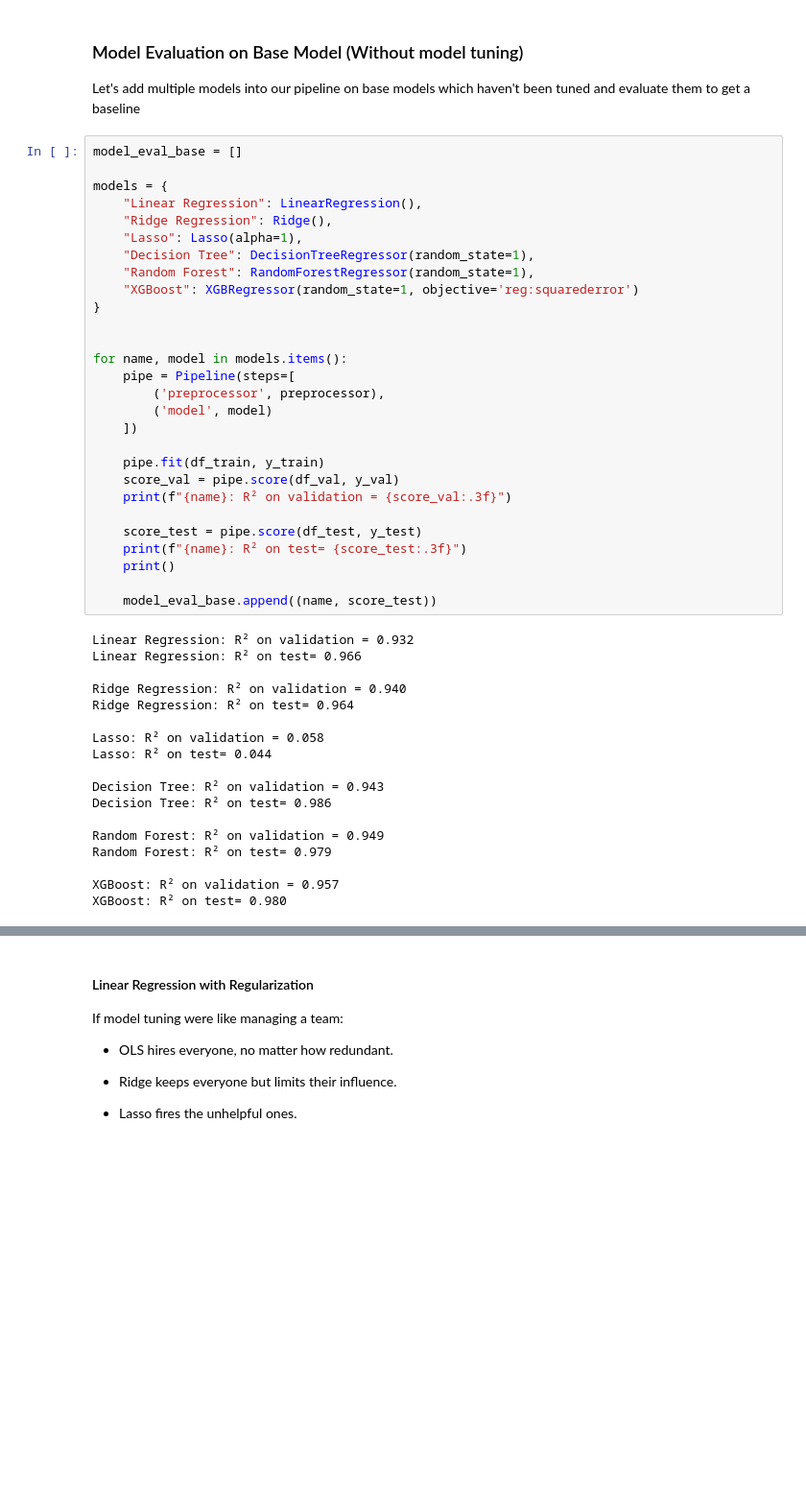
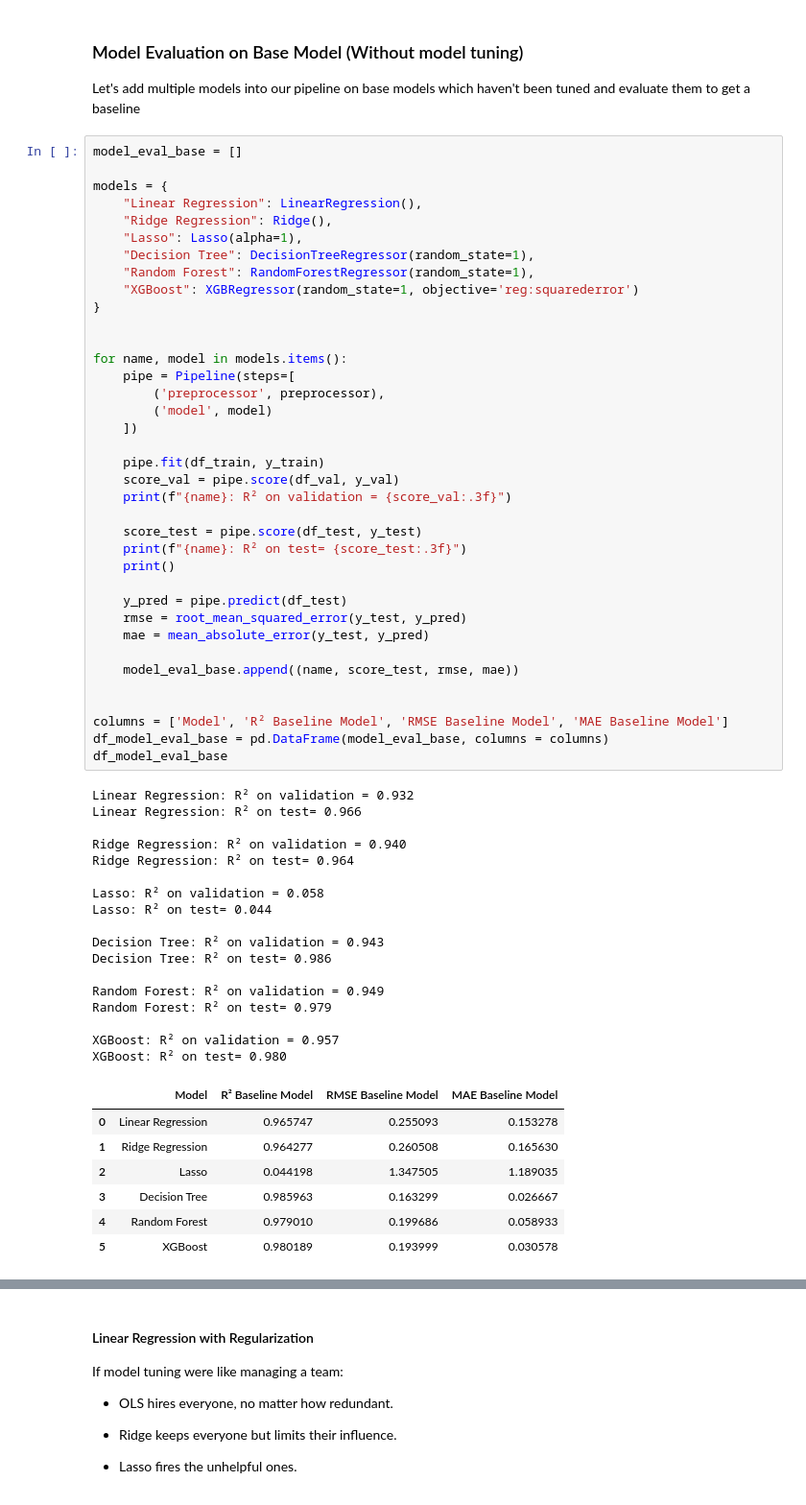
Before and after one commit to eadka/sleep-health-predictor, a Jupyter notebook: notebooks/sleep-health-predictor-notebook.ipynb, the cells around one changed output, grey strips where cells are left out. Shown: that part at 96% size. Saved outputs shown, nothing was run; the diff lists cells and outputs as text; blank space fills up the shorter version.

Commit message:
Updated Readme and Model Evaluation

```diff
--- a/notebooks/sleep-health-predictor-notebook.ipynb
+++ b/notebooks/sleep-health-predictor-notebook.ipynb
@@ -543,31 +544,47 @@ for name, model in models.items():
         ('preprocessor', preprocessor),
         ('model', model)
     ])
 
     pipe.fit(df_train, y_train)
     score_val = pipe.score(df_val, y_val)
     print(f"{name}: R² on validation = {score_val:.3f}")
 
     score_test = pipe.score(df_test, y_test)
     print(f"{name}: R² on test= {score_test:.3f}")
     print()
 
-    model_eval_base.append((name, score_test))
+    y_pred = pipe.predict(df_test)
+    rmse = root_mean_squared_error(y_test, y_pred)
+    mae = mean_absolute_error(y_test, y_pred)
+
+    model_eval_base.append((name, score_test, rmse, mae))
+
+
+columns = ['Model', 'R² Baseline Model', 'RMSE Baseline Model', 'MAE Baseline Model']
+df_model_eval_base = pd.DataFrame(model_eval_base, columns = columns)
+df_model_eval_base
 # %% [output]
 Linear Regression: R² on validation = 0.932
 Linear Regression: R² on test= 0.966
 
 Ridge Regression: R² on validation = 0.940
 Ridge Regression: R² on test= 0.964
 
 Lasso: R² on validation = 0.058
 Lasso: R² on test= 0.044
 
 Decision Tree: R² on validation = 0.943
 Decision Tree: R² on test= 0.986
 
 Random Forest: R² on validation = 0.949
 Random Forest: R² on test= 0.979
 
 XGBoost: R² on validation = 0.957
 XGBoost: R² on test= 0.980
+|  | Model | R² Baseline Model | RMSE Baseline Model | MAE Baseline Model |
+| 0 | Linear Regression | 0.965747 | 0.255093 | 0.153278 |
+| 1 | Ridge Regression | 0.964277 | 0.260508 | 0.165630 |
+| 2 | Lasso | 0.044198 | 1.347505 | 1.189035 |
+| 3 | Decision Tree | 0.985963 | 0.163299 | 0.026667 |
+| 4 | Random Forest | 0.979010 | 0.199686 | 0.058933 |
+| 5 | XGBoost | 0.980189 | 0.193999 | 0.030578 |
```
Also changed, not shown: parts of 95 cells of this notebook, 1 other file.
